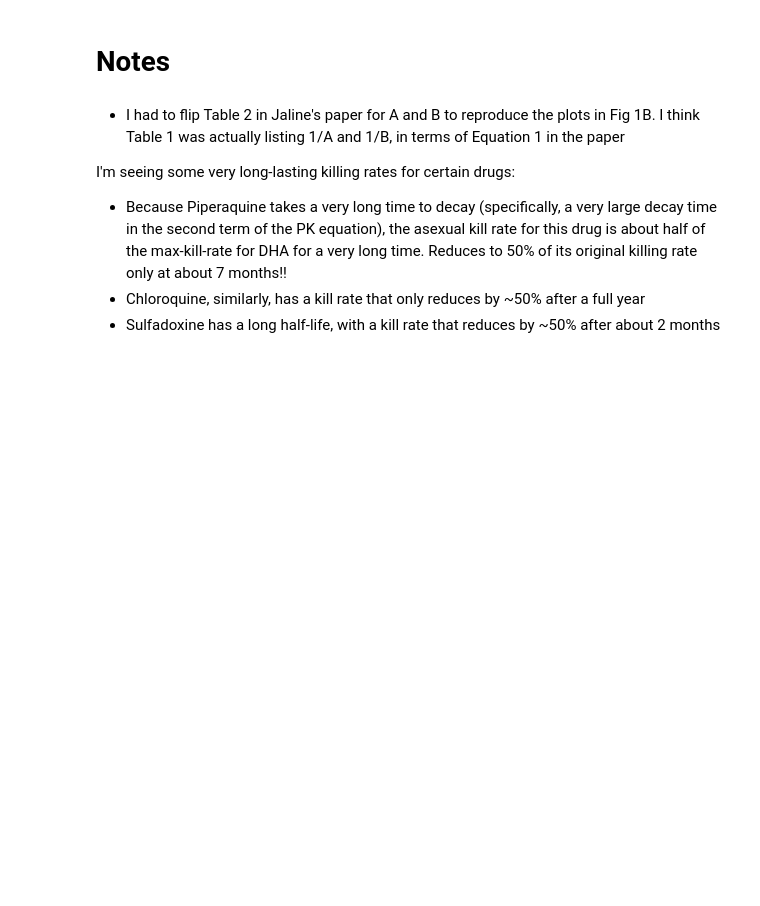
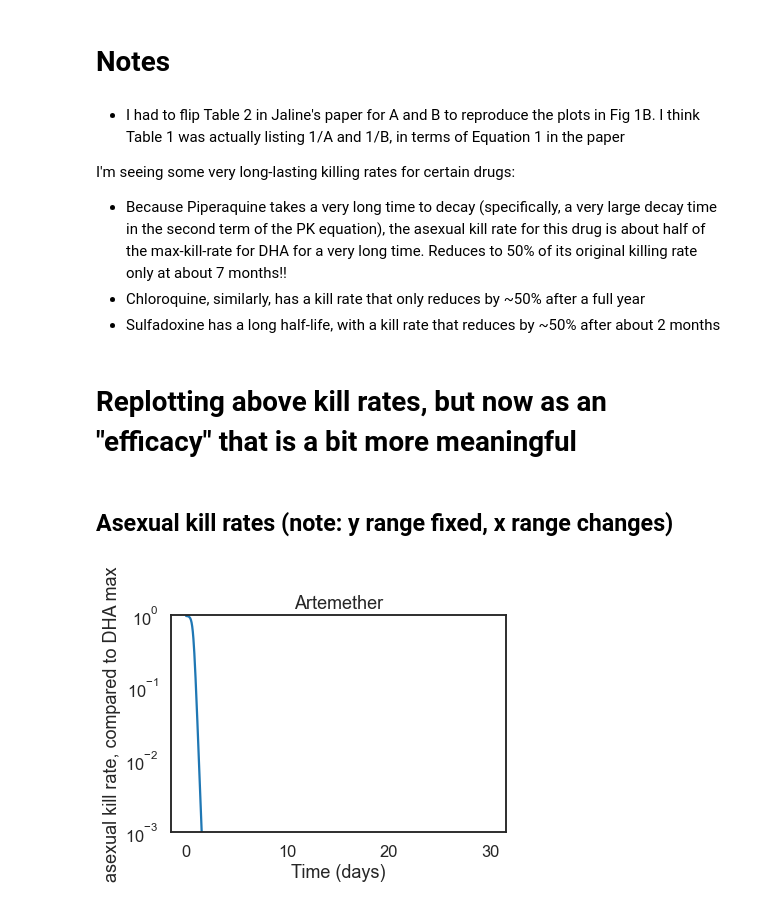
Before and after one commit to jgsuresh/sandbox-jsuresh, a Jupyter notebook: drug_pkpd/pkpd_v1.ipynb, the cells around one changed output. Drawn from its saved outputs; the diff is of its cells as text; code cells hidden in the pictures; blank space fills up the shorter version.

Commit message:
Added more PKPD plots

```diff
--- a/drug_pkpd/pkpd_v1.ipynb
+++ b/drug_pkpd/pkpd_v1.ipynb
@@ -126,19 +126,33 @@ def kill_rate(t, drug, stage="asexual"):
 
     return kmax * (c_t/(c_t+c50))
 # %%
-def plot_kill_rate_vs_days(drug, stage="asexual", tmax_days=100):
+def plot_kill_rate_vs_days(drug, stage="asexual", tmax_days=100, normalize=False, logscale=False):
     t = np.linspace(0,tmax_days,1000)
     f = np.vectorize(partial(kill_rate, drug=drug, stage=stage))
-    c = f(t)
+    k = f(t)
 
-    plt.plot(t,c)
+    plt.figure()
+    if normalize:
+        if stage == "asexual":
+            plt.plot(t,k/9.2) #normalized to DHA
+            plt.ylabel("{} kill rate, compared to DHA max".format(stage))
+        elif stage == "sexual":
+            plt.plot(t,k/57) #normalized to Primaquine
+            plt.ylabel("{} kill rate, compared to Piperaquine max".format(stage))
+        plt.ylim([0,1])
+    else:
+        plt.plot(t,k)
+        plt.ylabel("{} kill rate".format(stage))
+        if stage == "asexual":
+            plt.ylim([0,9.2])
+        elif stage == "sexual":
+            plt.ylim([0,60])
+
     plt.title(drug)
     plt.xlabel("Time (days)")
-    plt.ylabel("{} kill rate".format(stage))
-    if stage == "asexual":
-        plt.ylim([0,9.2])
-    elif stage == "sexual":
-        plt.ylim([0,60])
+    if logscale:
+        plt.yscale("log")
+        plt.ylim([1e-3,1])
 # %% [markdown]
 ## Asexual kill rates (note: y range fixed, x range changes)
 # %%
@@ -240,3 +254,11 @@ I'm seeing some very long-lasting killing rates for certain drugs:
 - Because Piperaquine takes a very long time to decay (specifically, a very large decay time in the second term of the PK equation), the asexual kill rate for this drug is about half of the max-kill-rate for DHA for a very long time.  Reduces to 50% of its original killing rate only at about 7 months!!
 - Chloroquine, similarly, has a kill rate that only reduces by ~50% after a full year
 - Sulfadoxine has a long half-life, with a kill rate that reduces by ~50% after about 2 months
+# %% [markdown]
+# Replotting above kill rates, but now as an "efficacy" that is a bit more meaningful
+# %% [markdown]
+## Asexual kill rates (note: y range fixed, x range changes)
+# %%
+plot_kill_rate_vs_days("Artemether", tmax_days=30, normalize=True, logscale=True)
+# %% [output]
+[figure, added]
```
Also changed, not shown: parts of 22 cells of this notebook.
